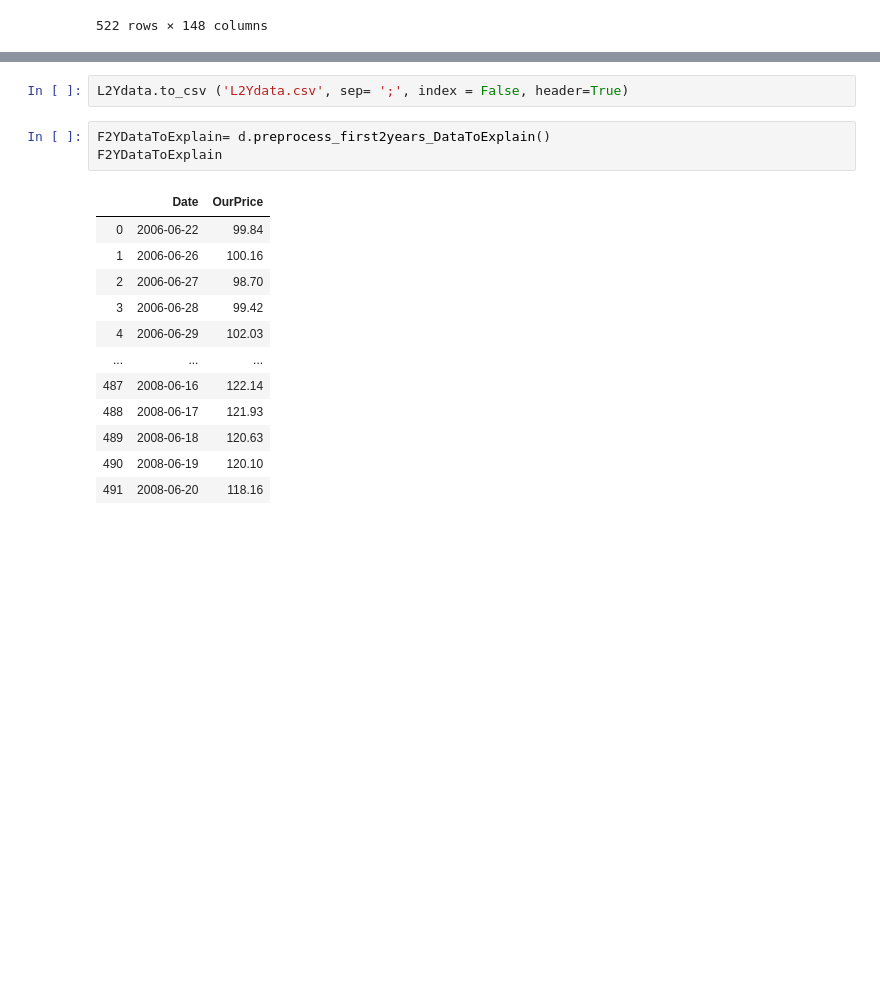
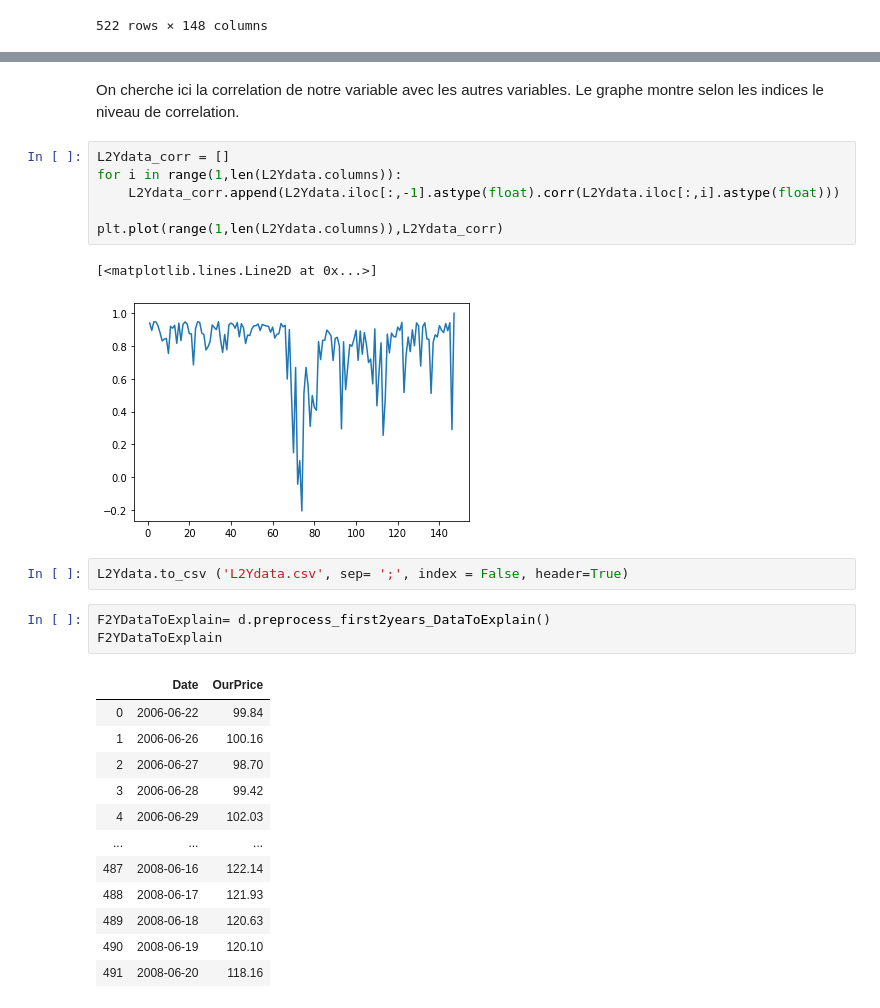
Before and after one commit to younesgueddari/Test-des-m-thodes-des-analyses-factorielles, a Jupyter notebook: AF_Python.ipynb, the cells around one changed output, grey strips where cells are left out. Saved outputs shown, nothing was run; the diff lists cells and outputs as text; blank space fills up the shorter version.

```diff
--- a/AF_Python.ipynb
+++ b/AF_Python.ipynb
@@ -373,3 +381,15 @@ L2Ydata
+# %% [markdown]
+On cherche ici la correlation de notre variable avec les autres variables.
+Le graphe montre selon les indices le niveau de correlation.
+# %%
+L2Ydata_corr = []
+for i in range(1,len(L2Ydata.columns)):
+    L2Ydata_corr.append(L2Ydata.iloc[:,-1].astype(float).corr(L2Ydata.iloc[:,i].astype(float)))
+
+plt.plot(range(1,len(L2Ydata.columns)),L2Ydata_corr)
+# %% [output]
+[<matplotlib.lines.Line2D at 0x...>]
+[figure, added]
 # %%
 L2Ydata.to_csv ('L2Ydata.csv', sep= ';', index = False, header=True)
 # %%
```
Also changed, not shown: parts of 5 cells of this notebook.
